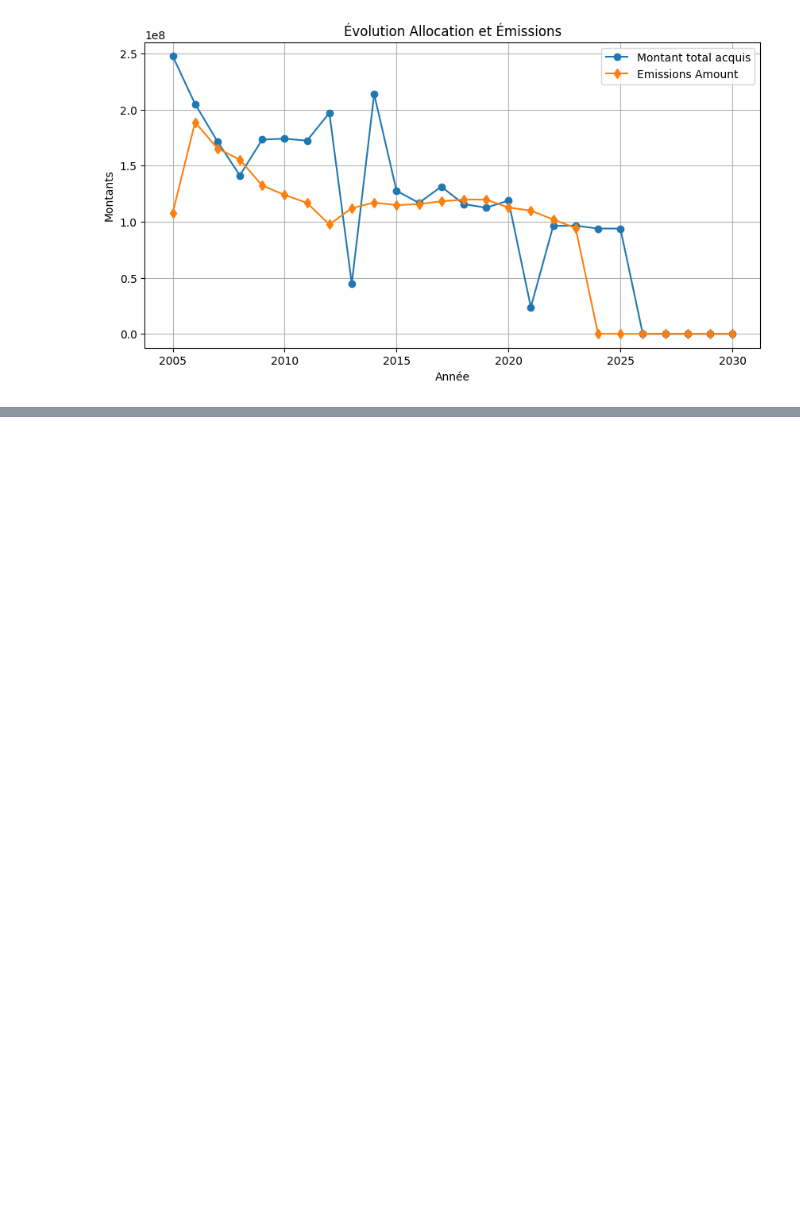
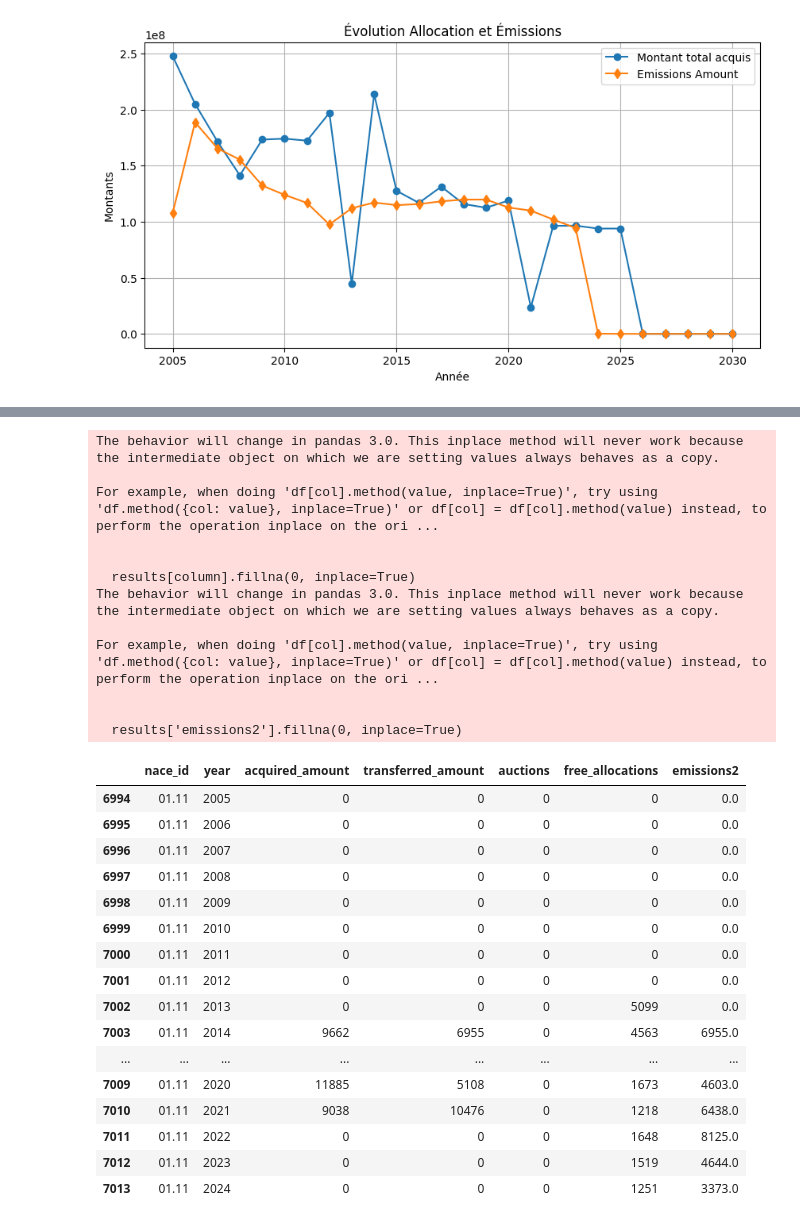
Before and after one commit to ZoeRouquie/Banking-EU-ETS, a Jupyter notebook: requetes BD EUTL.ipynb, the cells around one changed output, grey strips where cells are left out. Cells and saved outputs as stored; diff of their text form; code cells hidden in the pictures; blank space fills up the shorter version.

```diff
--- a/requetes BD EUTL.ipynb
+++ b/requetes BD EUTL.ipynb
@@ -266,0 +665,62 @@ plt.show()
+# %%
+#prendre les émissions de l'année précédente
+
+years = range(2005, 2031)  # 2025 car range est exclusif à la fin
+
+# Obtenir les identifiants uniques de nace_id présents dans df
+nace_ids = results['nace_id'].unique()
+
+# Créer un DataFrame avec toutes les combinaisons possibles de nace_id et year
+from itertools import product
+all_combinations = pd.DataFrame(list(product(nace_ids, years)), columns=['nace_id', 'year'])
+
+# Fusionner ce DataFrame avec le DataFrame original
+results = pd.merge(all_combinations, results, on=['nace_id', 'year'], how='left')
+
+# Remplacer les valeurs NaN par 0 dans les colonnes autres que 'nace_id' et 'year'
+for column in ['acquired_amount', 'transferred_amount', 'free_allocations', 'emissions']:
+    results[column].fillna(0, inplace=True)
+
+# Trier le DataFrame pour de meilleures visualisations et analyses futures
+results.sort_values(by=['nace_id', 'year'], inplace=True)
+
+# Utiliser `groupby` sur 'nace_id' et `shift` pour ajuster les émissions à l'année précédente
+results['emissions2'] = results.groupby('nace_id')['emissions'].shift(+1)
+
+# Remplir les valeurs NaN dans la colonne des émissions décalées avec 0
+results['emissions2'].fillna(0, inplace=True)
+
+results.drop(columns=["emissions"],inplace=True)
+
+# Afficher les premières lignes du DataFrame pour vérifier les modifications
+results.head(20)
+# %% [output]
+The behavior will change in pandas 3.0. This inplace method will never work because the intermediate object on which we are setting values always behaves as a copy.
+
+For example, when doing 'df[col].method(value, inplace=True)', try using 'df.method({col: value}, inplace=True)' or df[col] = df[col].method(value) instead, to perform the operation inplace on the ori ...
+
+
+  results[column].fillna(0, inplace=True)
+The behavior will change in pandas 3.0. This inplace method will never work because the intermediate object on which we are setting values always behaves as a copy.
+
+For example, when doing 'df[col].method(value, inplace=True)', try using 'df.method({col: value}, inplace=True)' or df[col] = df[col].method(value) instead, to perform the operation inplace on the ori ...
+
+
+  results['emissions2'].fillna(0, inplace=True)
+|  | nace_id | year | acquired_amount | transferred_amount | auctions | free_allocations | emissions2 |
+| 6994 | 01.11 | 2005 | 0 | 0 | 0 | 0 | 0.0 |
+| 6995 | 01.11 | 2006 | 0 | 0 | 0 | 0 | 0.0 |
+| 6996 | 01.11 | 2007 | 0 | 0 | 0 | 0 | 0.0 |
+| 6997 | 01.11 | 2008 | 0 | 0 | 0 | 0 | 0.0 |
+| 6998 | 01.11 | 2009 | 0 | 0 | 0 | 0 | 0.0 |
+| 6999 | 01.11 | 2010 | 0 | 0 | 0 | 0 | 0.0 |
+| 7000 | 01.11 | 2011 | 0 | 0 | 0 | 0 | 0.0 |
+| 7001 | 01.11 | 2012 | 0 | 0 | 0 | 0 | 0.0 |
+| 7002 | 01.11 | 2013 | 0 | 0 | 0 | 5099 | 0.0 |
+| 7003 | 01.11 | 2014 | 9662 | 6955 | 0 | 4563 | 6955.0 |
+| ... | ... | ... | ... | ... | ... | ... | ... |
+| 7009 | 01.11 | 2020 | 11885 | 5108 | 0 | 1673 | 4603.0 |
+| 7010 | 01.11 | 2021 | 9038 | 10476 | 0 | 1218 | 6438.0 |
+| 7011 | 01.11 | 2022 | 0 | 0 | 0 | 1648 | 8125.0 |
+| 7012 | 01.11 | 2023 | 0 | 0 | 0 | 1519 | 4644.0 |
+| 7013 | 01.11 | 2024 | 0 | 0 | 0 | 1251 | 3373.0 |
```
Also changed, not shown: parts of 23 cells of this notebook, 2 other files.
